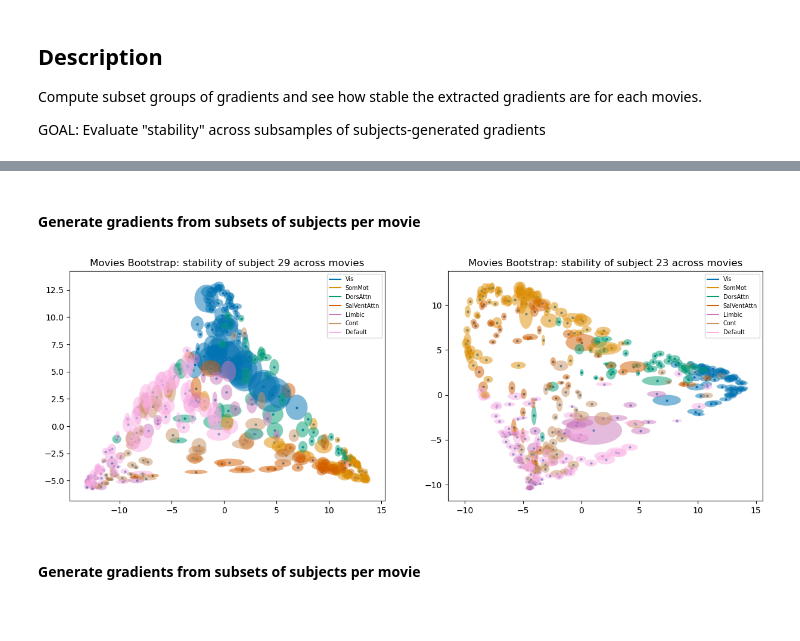
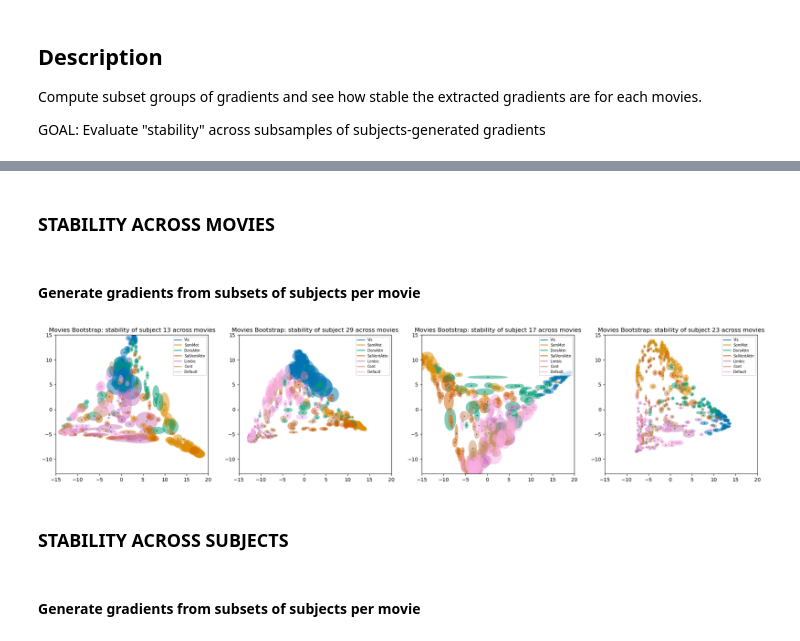
Before and after one commit to MIPLabCH/emoguide_gradients, a Jupyter notebook: 10_fmri_gradient_stability.ipynb, the cells around one changed output, grey strips where cells are left out. Saved outputs shown, nothing was run; the diff lists cells and outputs as text; code cells hidden in the pictures; blank space fills up the shorter version.

```diff
--- a/10_fmri_gradient_stability.ipynb
+++ b/10_fmri_gradient_stability.ipynb
@@ -33,7 +33,9 @@ front_pad     = int(WASH + ONSET) + 1
+# %% [markdown]
+### STABILITY ACROSS MOVIES
 # %% [markdown]
 #### Generate gradients from subsets of subjects per movie
 # %%
-subject = 23
+subject = 13
 permovie = {}
 for f in os.listdir('./data/fMRIFiles/TRFiles/'):
     moviename = f.split('_')[-1][:-4]
@@ -41,11 +43,12 @@ for f in os.listdir('./data/fMRIFiles/TRFiles/'):
     if '400' in f and str(subject) in f:
         permovie[moviename] = np.loadtxt('./data/fMRIFiles/TRFiles/{}'.format(f), delimiter=',')
 # %%
+np.random.seed(10)
 nb_per_sample = 10
 movies = list(permovie.keys())
 samples_names = []
 samples_grad  = []
-nbs = 10
+nbs = 100
 for _ in range(nbs):
     samples_names.append(np.random.choice(movies, nb_per_sample, replace=False))
 
@@ -81,38 +84,41 @@ partial_region = load('./resources/region400yeo7.pkl')
 colors = {N: my_cmap.colors[idx] for idx, N in enumerate(list(index2region.keys()))}
 
 
-fig, axes = plt.subplots(1,2, figsize=(15,5))
+fig, axes = plt.subplots(1,4, figsize=(25,5))
 aligned_samples = []
 for k in range(len(samples_grad)):
 
     aligned,ref      = procrustes_alignment(samples_grad[k], return_reference=True, n_iter=100)
     aligned          = np.asarray(aligned)
     aligned_samples.append(aligned)
     circle_confusion = aligned.std(axis=0)[:,[0,1]]
 
     axes[k].scatter(ref[:,0], ref[:,1], s=4)
 
     for i in range(len(circle_confusion)):
         c   = partial_region[i]
         pts = circle_confusion[i]
         m   = np.max(pts)
         # cc  = plt.Circle((ref[i][0],ref[i][1]), m ,alpha=0.5, color=colors[c])
         ellipse = Ellipse((ref[i][0],ref[i][1]), width=pts[0] * 2, height=pts[1] * 2,
                             facecolor=colors[c], alpha=0.5)
 
         # axes[row,col].add_artist(cc)
         axes[k].add_patch(ellipse)
 
     axes[k].set_title("Movies Bootstrap: stability of subject {} across movies".format(samples_label[k]), size=12)
 
     C       = list(colors.values())
     labels  = list(colors.keys())
     dummies = [axes[k].plot([], [], ls='-', c=c)[0] for c in C]
     axes[k].legend(dummies, labels, loc=1, prop={'size':7})
-
+    axes[k].set_xlim(-15,20)
+    axes[k].set_ylim(-13,15)
 plt.show()
 # %% [output]
-[figure, old version]
+[figure, new version]
+# %% [markdown]
+### STABILITY ACROSS SUBJECTS
 # %% [markdown]
 #### Generate gradients from subsets of subjects per movie
 # %%
```
Also changed, not shown: parts of 16 cells of this notebook, 8 other files.
